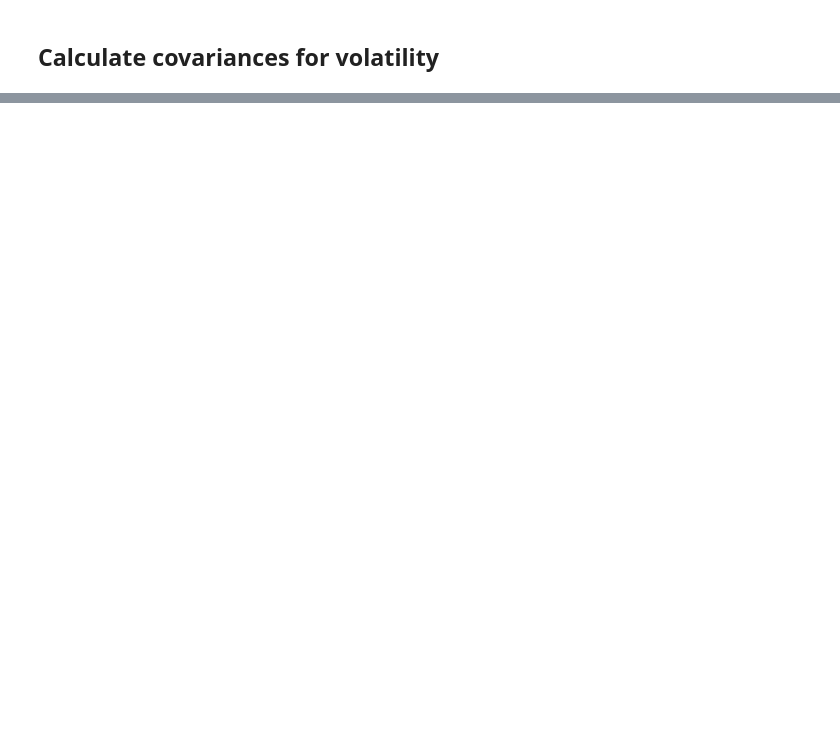
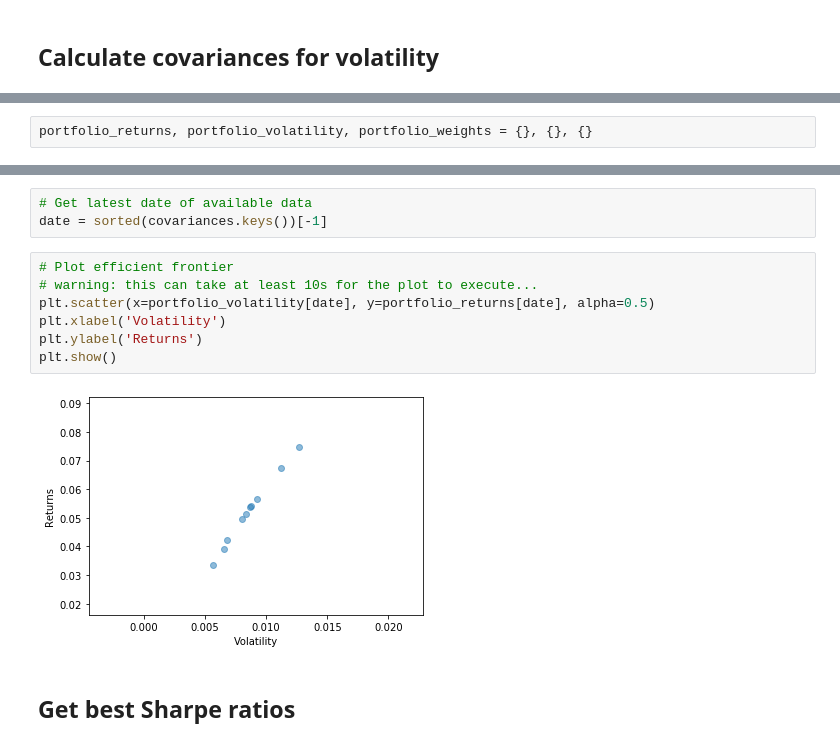
Before and after one commit to gmineo/Finance, a Jupyter notebook: Machine learning for finance.ipynb, the cells around one changed output, grey strips where cells are left out. Drawn from its saved outputs; the diff is of its cells as text; blank space fills up the shorter version.

```diff
--- a/Machine learning for finance.ipynb
+++ b/Machine learning for finance.ipynb
@@ -1124,0 +1334,2 @@ Adj_Close   0.000060   0.000023   0.000025
+# %%
+portfolio_returns, portfolio_volatility, portfolio_weights = {}, {}, {}
@@ -1124,0 +1360,14 @@ Adj_Close   0.000060   0.000023   0.000025
+# %%
+# Get latest date of available data
+date = sorted(covariances.keys())[-1]
+# %%
+# Plot efficient frontier
+# warning: this can take at least 10s for the plot to execute...
+plt.scatter(x=portfolio_volatility[date], y=portfolio_returns[date], alpha=0.5)
+plt.xlabel('Volatility')
+plt.ylabel('Returns')
+plt.show()
+# %% [output]
+[figure, added]
+# %% [markdown]
+## Get best Sharpe ratios
```
Also changed, not shown: parts of 108 cells of this notebook.
